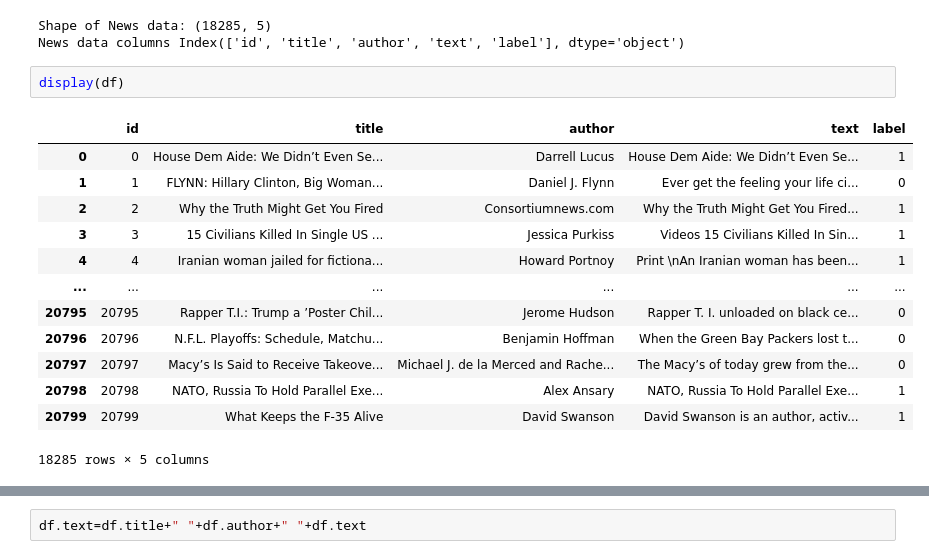
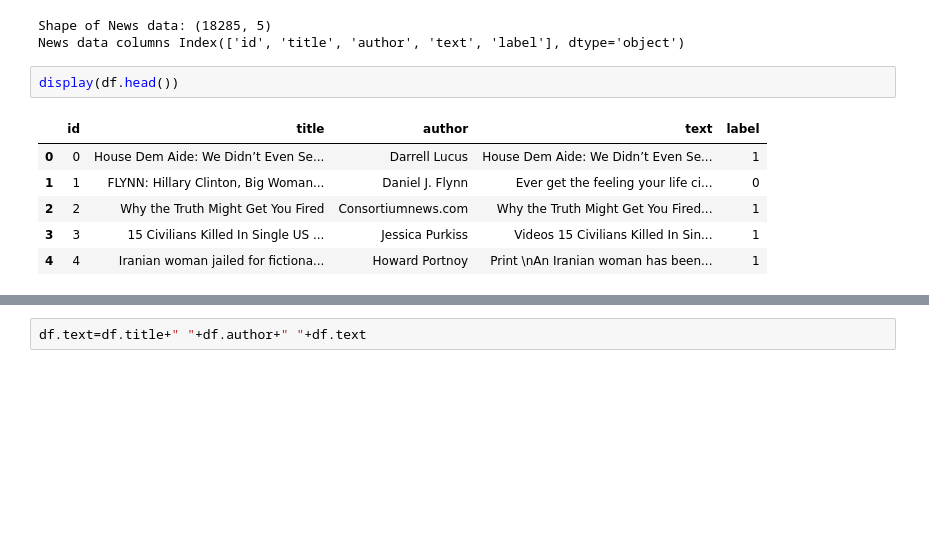
Before and after one commit to norbix123456/Fake-news-detection-jupyter, a Jupyter notebook: Fake_news_detection.ipynb, the cells around one changed output, grey strips where cells are left out. Saved outputs shown, nothing was run; the diff lists cells and outputs as text; blank space fills up the shorter version.

```diff
--- a/Fake_news_detection.ipynb
+++ b/Fake_news_detection.ipynb
@@ -14,18 +14,11 @@ print("News data columns", df.columns)
 Shape of News data: (18285, 5)
 News data columns Index(['id', 'title', 'author', 'text', 'label'], dtype='object')
 # %%
-display(df)
+display(df.head())
 # %% [output]
 |  | id | title | author | text | label |
 | 0 | 0 | House Dem Aide: We Didn’t Even Se... | Darrell Lucus | House Dem Aide: We Didn’t Even Se... | 1 |
 | 1 | 1 | FLYNN: Hillary Clinton, Big Woman... | Daniel J. Flynn | Ever get the feeling your life ci... | 0 |
 | 2 | 2 | Why the Truth Might Get You Fired | Consortiumnews.com | Why the Truth Might Get You Fired... | 1 |
 | 3 | 3 | 15 Civilians Killed In Single US ... | Jessica Purkiss | Videos 15 Civilians Killed In Sin... | 1 |
 | 4 | 4 | Iranian woman jailed for fictiona... | Howard Portnoy | Print \nAn Iranian woman has been... | 1 |
-| ... | ... | ... | ... | ... | ... |
-| 20795 | 20795 | Rapper T.I.: Trump a ’Poster Chil... | Jerome Hudson | Rapper T. I. unloaded on black ce... | 0 |
-| 20796 | 20796 | N.F.L. Playoffs: Schedule, Matchu... | Benjamin Hoffman | When the Green Bay Packers lost t... | 0 |
-| 20797 | 20797 | Macy’s Is Said to Receive Takeove... | Michael J. de la Merced and Rache... | The Macy’s of today grew from the... | 0 |
-| 20798 | 20798 | NATO, Russia To Hold Parallel Exe... | Alex Ansary | NATO, Russia To Hold Parallel Exe... | 1 |
-| 20799 | 20799 | What Keeps the F-35 Alive | David Swanson | David Swanson is an author, activ... | 1 |
-18285 rows × 5 columns
```
Also changed, not shown: parts of 64 cells of this notebook, 2 other files.
